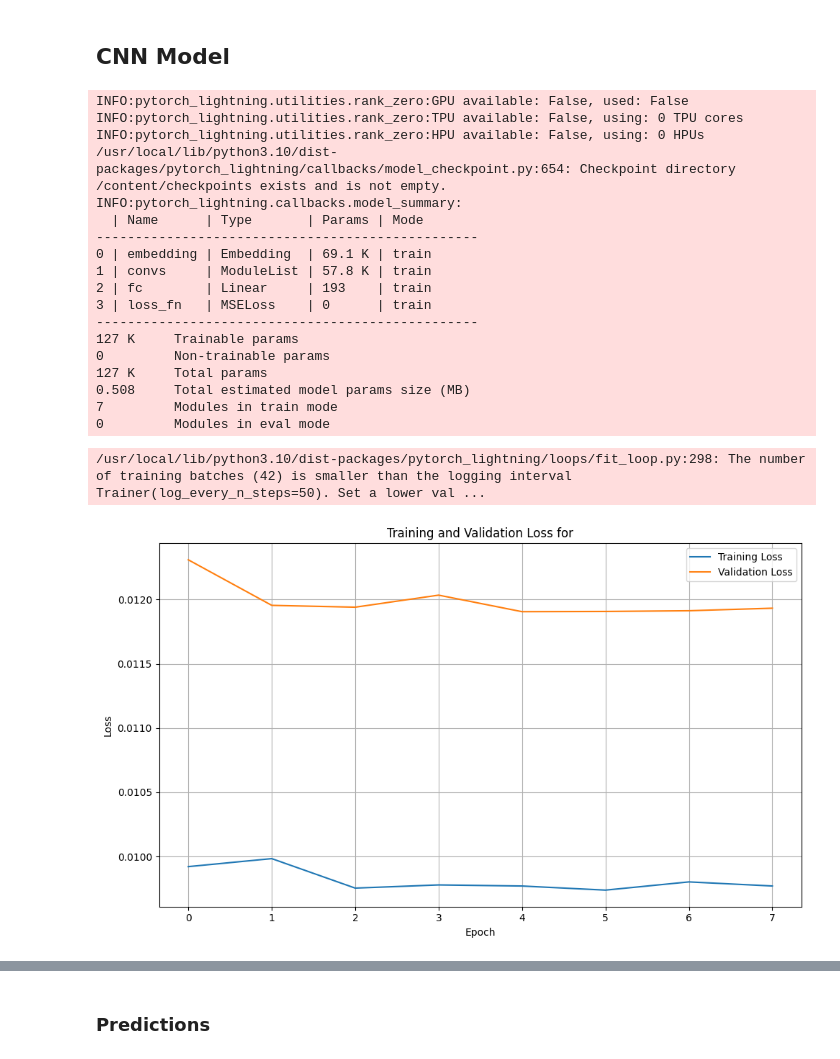
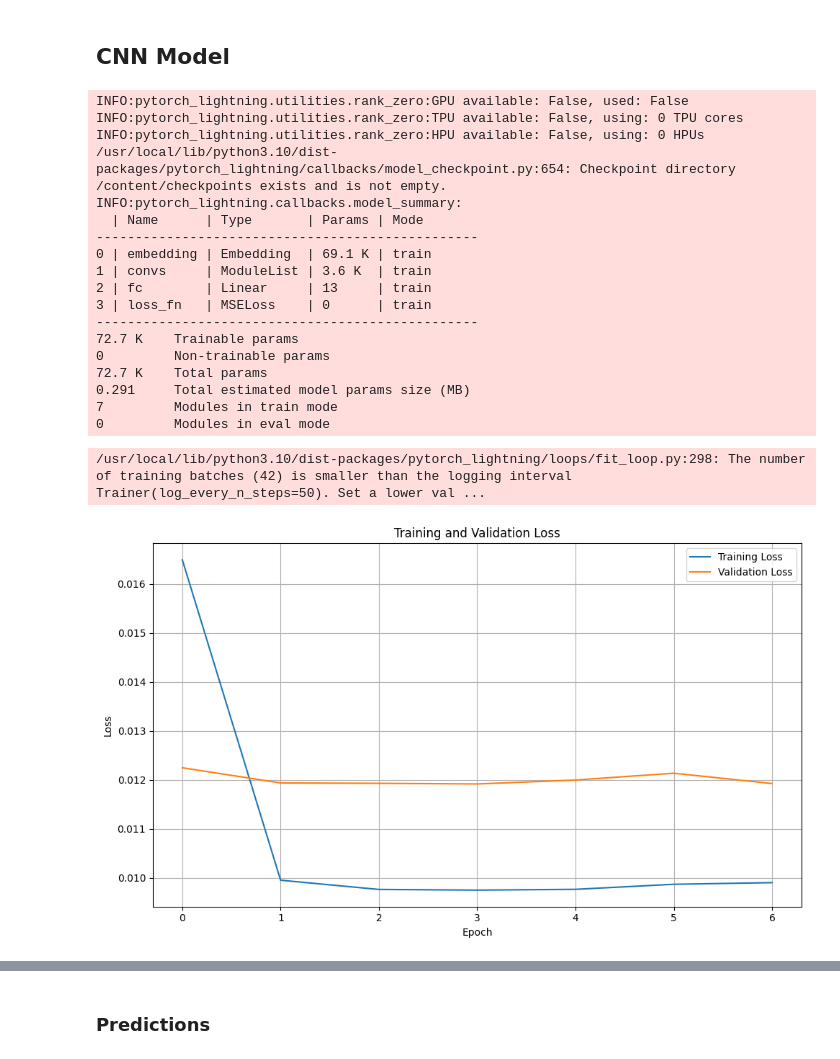
Before and after one commit to santiagoviteri01/mmia_nlp_final_project, a Jupyter notebook: main.ipynb, the cells around one changed output, grey strips where cells are left out. Saved outputs shown, nothing was run; the diff lists cells and outputs as text; code cells hidden in the pictures.

```diff
--- a/main.ipynb
+++ b/main.ipynb
@@ -330,43 +358,2 @@ for sentiment in percents:
 # %% [markdown]
 ### Histogram
-# %%
-import matplotlib.pyplot as plt
-from collections import Counter
-import pandas as pd
-
-# Define the DataFrame and variable
-df = df_1
-variable = "chance_of_playing_this_round"
-
-# Function to plot a histogram of word frequencies
-def plot_word_histogram(texts, title):
-    # Split the texts into words
-    words = ' '.join([str(text) for text in texts]).split()
-
-    # Count word frequencies
-    word_counts = Counter(words)
-
-    # Get the most common words and their counts
-    most_common_words = word_counts.most_common(20)  # You can adjust the number of top words to show
-
-    # Create a DataFrame for easy plotting
-    word_df = pd.DataFrame(most_common_words, columns=['Word', 'Frequency'])
-
-    # Plot the histogram
-    plt.figure(figsize=(10, 5))
-    plt.bar(word_df['Word'], word_df['Frequency'], color='skyblue')
-    plt.xticks(rotation=45)
-    plt.title(title)
-    plt.xlabel('Words')
-    plt.ylabel('Frequency')
-    plt.tight_layout()
-    plt.show()
-
-# Get the unique values of the variable
-percents = df[variable].unique()
-
-# Loop through each category and plot the histogram
-for sentiment in percents:
-    texts = df[df[variable] == sentiment]['news']
-    plot_word_histogram(texts, f'Word Frequency Histogram for Chances of Playing: {sentiment}%')
-    print("         ")
@@ -786,7 +829,7 @@ def load_and_plot_metrics(log_dir):
     plt.figure(figsize=(10, 6))
     plt.plot(df_metrics['epoch'], df_metrics['train_loss'], label='Training Loss')
     plt.plot(df_metrics['epoch'], df_metrics['val_loss'], label='Validation Loss')
-    plt.title(f'Training and Validation Loss for')
+    plt.title(f'Training and Validation Loss')
     plt.xlabel('Epoch')
     plt.ylabel('Loss')
     plt.legend()
@@ -994,7 +1037,7 @@ from pytorch_lightning import Trainer
 from pytorch_lightning.loggers import CSVLogger
 from pytorch_lightning.callbacks import ModelCheckpoint, EarlyStopping
 
-cnn_model=CNNTextClassifier(vocab_size=len(vocab), embed_dim=100, num_filters=64, filter_sizes=[3, 3, 3], output_dim=1)
+cnn_model=CNNTextClassifier(vocab_size=len(vocab), embed_dim=100, num_filters=4, filter_sizes=[3, 3, 3], output_dim=1)
 # Setup logger
 logger = CSVLogger(save_dir="logs", name="cnn_model")
 
@@ -1015,39 +1058,39 @@ checkpoint_callback = ModelCheckpoint(
 )
 
 # Setup Trainer
 trainer = Trainer(
     max_epochs=200,
     devices=1 if torch.cuda.is_available() else "auto",
     logger=logger,
     callbacks=[early_stopping_callback, checkpoint_callback]
 )
 
 trainer.fit(cnn_model, datamodule=data_module)
 
 # Save the model
 trainer.save_checkpoint("cnn_model.ckpt")
 load_and_plot_metrics(trainer.logger.log_dir)
 # %% [output]
 INFO:pytorch_lightning.utilities.rank_zero:GPU available: False, used: False
 INFO:pytorch_lightning.utilities.rank_zero:TPU available: False, using: 0 TPU cores
 INFO:pytorch_lightning.utilities.rank_zero:HPU available: False, using: 0 HPUs
 /usr/local/lib/python3.10/dist-packages/pytorch_lightning/callbacks/model_checkpoint.py:654: Checkpoint directory /content/checkpoints exists and is not empty.
 INFO:pytorch_lightning.callbacks.model_summary:
   | Name      | Type       | Params | Mode
 -------------------------------------------------
 0 | embedding | Embedding  | 69.1 K | train
-1 | convs     | ModuleList | 57.8 K | train
-2 | fc        | Linear     | 193    | train
+1 | convs     | ModuleList | 3.6 K  | train
+2 | fc        | Linear     | 13     | train
 3 | loss_fn   | MSELoss    | 0      | train
 -------------------------------------------------
-127 K     Trainable params
+72.7 K    Trainable params
 0         Non-trainable params
-127 K     Total params
-0.508     Total estimated model params size (MB)
+72.7 K    Total params
+0.291     Total estimated model params size (MB)
 7         Modules in train mode
 0         Modules in eval mode
 /usr/local/lib/python3.10/dist-packages/pytorch_lightning/loops/fit_loop.py:298: The number of training batches (42) is smaller than the logging interval Trainer(log_every_n_steps=50). Set a lower val ...
-[figure, old version]
+[figure, new version]
 # %%
 best_model_path = checkpoint_callback.best_model_path
 print(f"Best model saved at: {best_model_path}")
```
Also changed, not shown: parts of 10 cells of this notebook.
